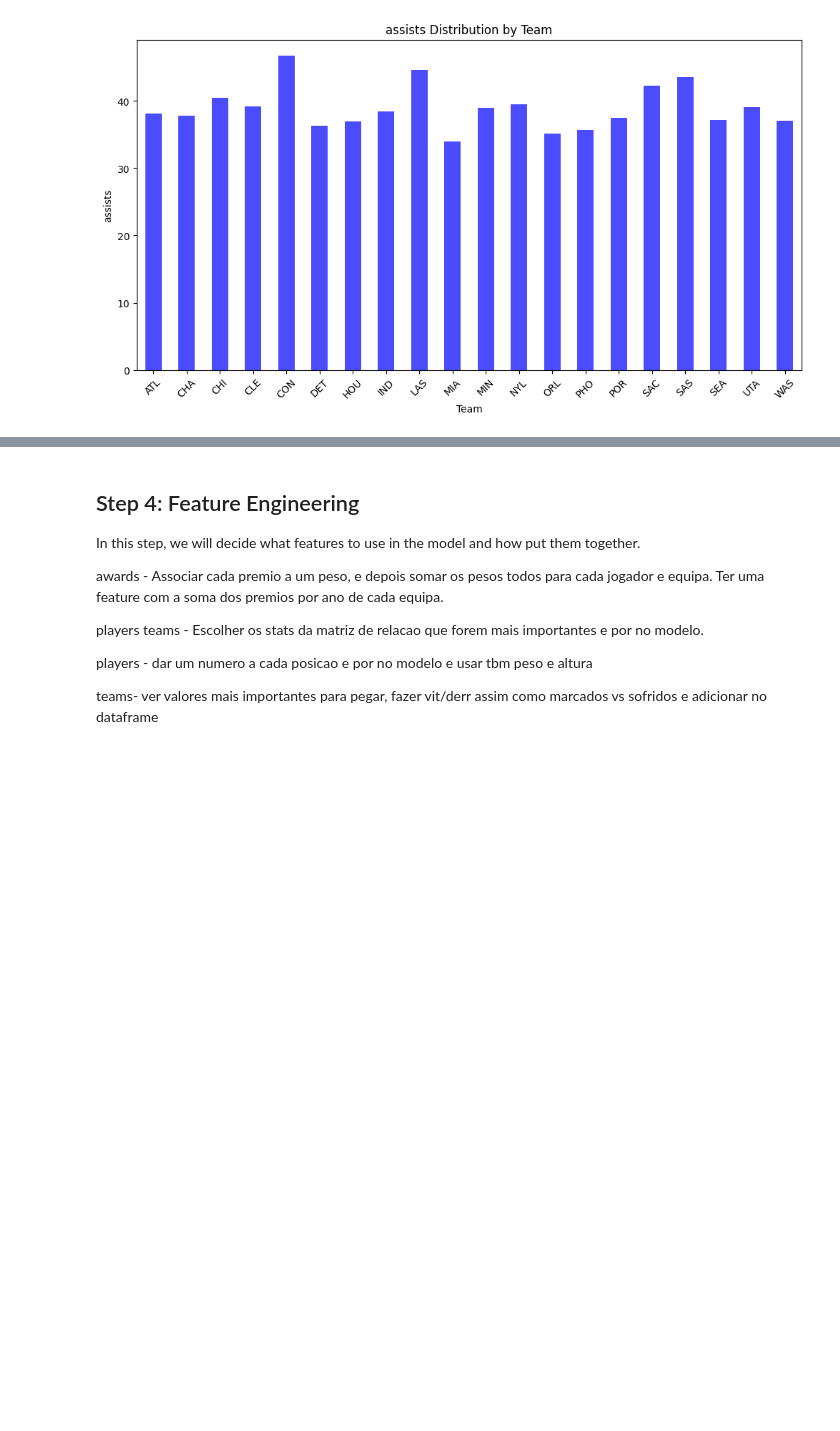
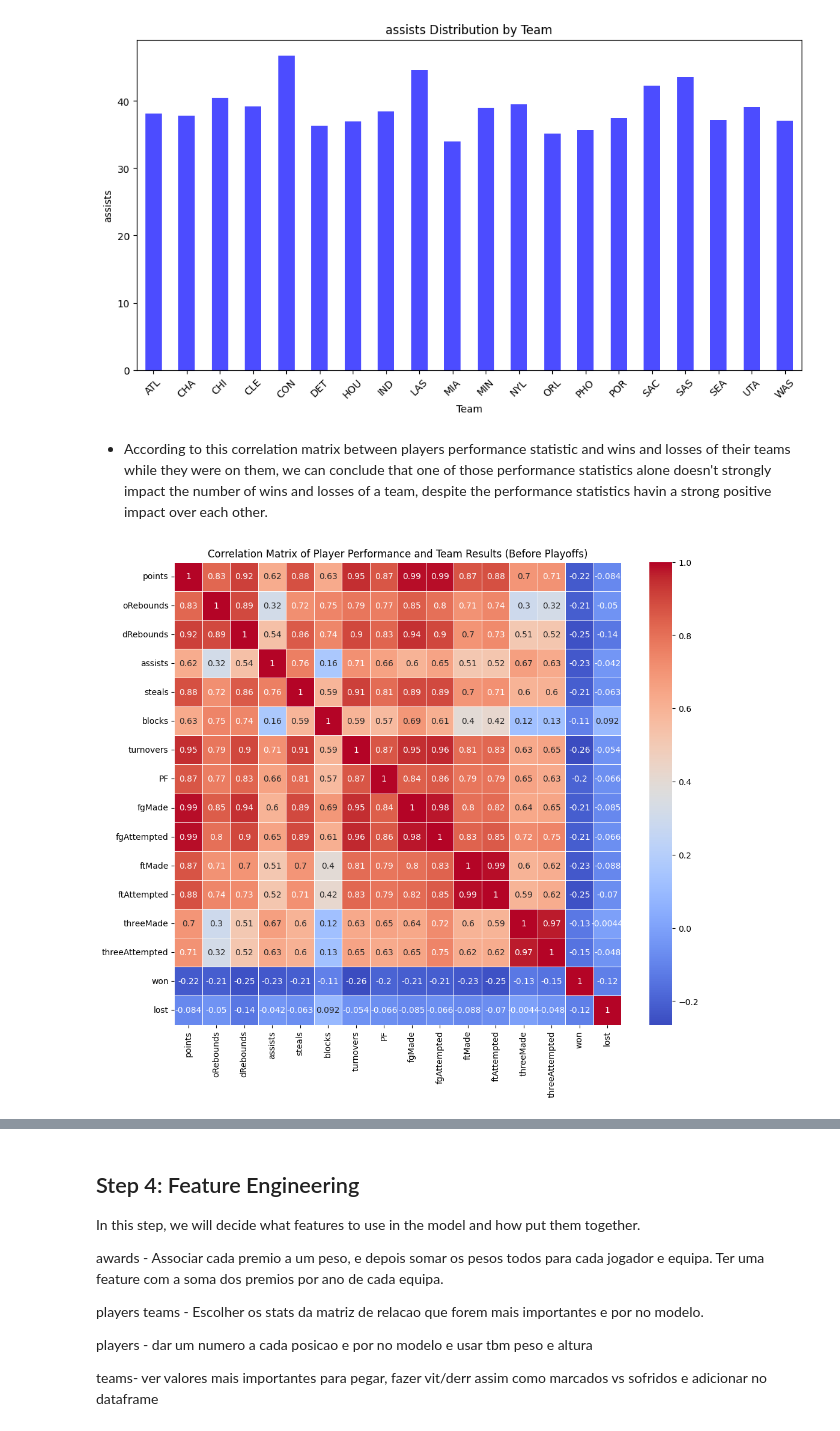
Before and after one commit to Pedro-CAB/AC-Project, a Jupyter notebook: data_analysis.ipynb, the cells around one changed output, grey strips where cells are left out. Saved outputs shown, nothing was run; the diff lists cells and outputs as text; code cells hidden in the pictures; blank space fills up the shorter version.

Commit message:
More Descriptive Analysis Plots

```diff
--- a/data_analysis.ipynb
+++ b/data_analysis.ipynb
@@ -840,3 +840,31 @@ for stat in performance_statistics:
 [figure]
 [figure]
 [figure]
+# %% [markdown]
+- According to this correlation matrix between players performance statistic and wins and losses of their teams while they were on them, we can conclude that one of those performance statistics alone doesn't strongly impact the number of wins and losses of a team, despite the performance statistics havin a strong positive impact over each other.
+# %%
+
+# Merge the 'Players' and 'Players-Teams' tables based on 'bioID'
+merged_data = players_teams.merge(players[['bioID', 'birthDate', 'pos']], left_on='playerID', right_on='bioID', how='inner')
+
+# Filter data for matches before the playoffs
+before_playoffs_data = merged_data[merged_data['stint'] == 1]
+
+# Merge 'Coaches' data to associate players with team results before playoffs
+combined_data = before_playoffs_data.merge(coaches[['year', 'tmID', 'won', 'lost']], on=['year', 'tmID'], how='inner')
+
+# Select relevant player performance statistics and team results columns
+performance_statistics = ['points', 'oRebounds', 'dRebounds', 'assists', 'steals', 'blocks', 'turnovers', 'PF',
+                         'fgMade', 'fgAttempted', 'ftMade', 'ftAttempted', 'threeMade', 'threeAttempted']
+team_results = ['won', 'lost']
+
+# Calculate the correlation matrix
+correlation_matrix = combined_data[performance_statistics + team_results].corr()
+
+# Create a heatmap to visualize the correlation matrix
+plt.figure(figsize=(12, 10))
+sns.heatmap(correlation_matrix, annot=True, cmap='coolwarm', linewidths=.5)
+plt.title('Correlation Matrix of Player Performance and Team Results (Before Playoffs)')
+plt.show()
+# %% [output]
+[figure, added]
```
Also changed, not shown: parts of 6 cells of this notebook.
